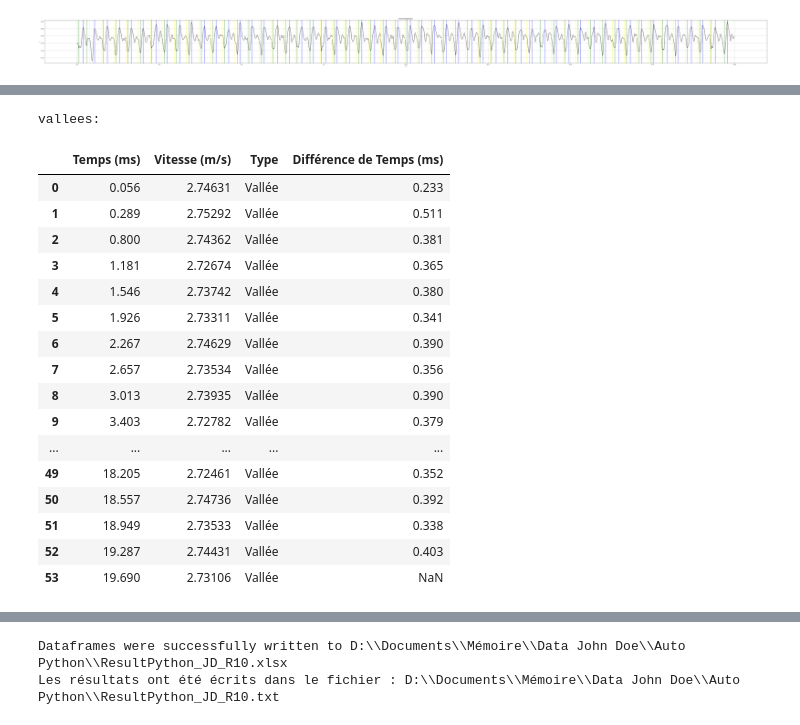
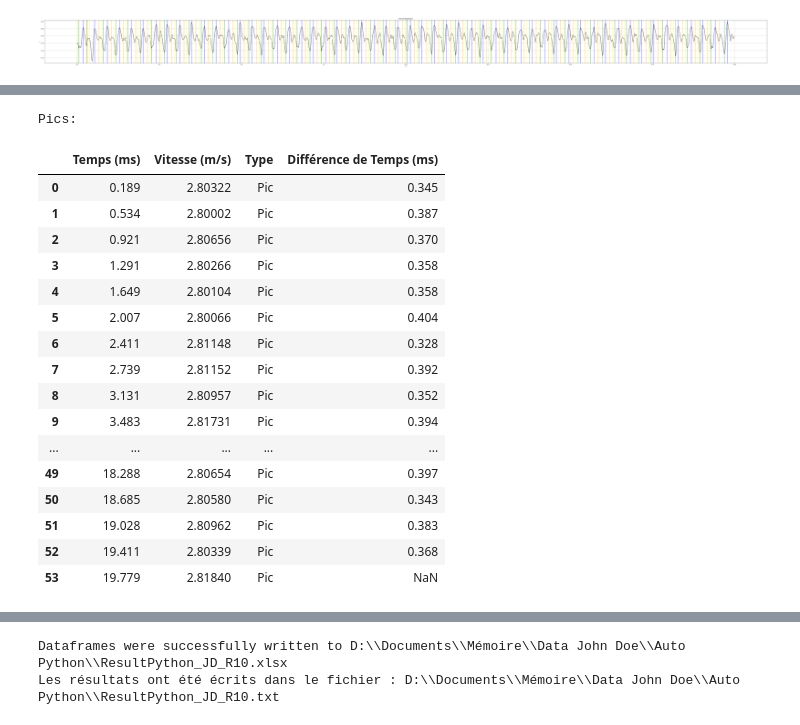
Before and after one commit to Antonin-m84/python-detection-pics-vallee, a Jupyter notebook: main.ipynb, the cells around one changed output, grey strips where cells are left out. Cells and saved outputs as stored; diff of their text form; code cells hidden in the pictures.

```diff
--- a/main.ipynb
+++ b/main.ipynb
@@ -22,13 +21,14 @@ time = data[0]
 speed = data[19]
 contact_mode = data[31]
 
-# Initialiser les listes pour stocker les vallées, les pics et les transitions de contact mode
-vallees = []
-pics = []
-transitions = []
+# Initialiser les listes pour stocker les vallées, les peaks et les transitions de contact mode
+valleys = []
+peaks = []
 
 # Previous value, should be "PIC", or "VAL"
 was_previous = None
 
 # Calculer la moyenne mobile
 moving_average = speed.rolling(window=21, center=True).mean()
+
+previous_type = None
@@ -126,7 +176,8 @@ plt.show()
 # %% [output]
 [figure]
 # %%
-# Créer des DataFrames pour les vallées, les pics et les transitions
-df_vallees = pd.DataFrame(vallees, columns=['Temps (ms)', 'Vitesse (m/s)', 'Type'])
-df_pics = pd.DataFrame(pics, columns=['Temps (ms)', 'Vitesse (m/s)', 'Type'])
-df_transitions = pd.DataFrame(transitions, columns=['Temps (ms)', 'Type'])
+# Créer des DataFrames pour les vallées, les peaks et les transitions
+df_valleys = pd.DataFrame(valleys, columns=['Temps (ms)', 'Vitesse (m/s)', 'Type'])
+df_peaks = pd.DataFrame(peaks, columns=['Temps (ms)', 'Vitesse (m/s)', 'Type'])
+lift_down_df = pd.DataFrame(lift_down, columns=['Temps (ms)', 'Type'])
+lift_off_df = pd.DataFrame(lift_off, columns=['Temps (ms)', 'Type'])
@@ -153,34 +184,36 @@ df_vallees
 # %%
-# Calculer la différence de temps entre chaque valeur x+1 et x
-df_vallees['Différence de Temps (ms)'] = df_vallees['Temps (ms)'].diff().shift(-1).abs()
-df_pics['Différence de Temps (ms)'] = df_pics['Temps (ms)'].diff().shift(-1).abs()
-df_transitions['Différence de Temps (ms)'] = df_transitions['Temps (ms)'].diff().shift(-1).abs()
+# Calculer la différence de temps entre chaque valeur (x+1) et x.
+df_valleys['Différence de Temps (ms)'] = df_valleys['Temps (ms)'].diff().shift(-1).abs()
+df_peaks['Différence de Temps (ms)'] = df_peaks['Temps (ms)'].diff().shift(-1).abs()
+lift_down_df['Différence de Temps (ms)'] = lift_down_df['Temps (ms)'].diff().shift(-1).abs()
+lift_off_df['Différence de Temps (ms)'] = lift_off_df['Temps (ms)'].diff().shift(-1).abs()
 # %%
 # Arrondir les valeurs de vitesse et de différence de temps
-df_vallees['Vitesse (m/s)'] = df_vallees['Vitesse (m/s)'].round(5)
-df_pics['Vitesse (m/s)'] = df_pics['Vitesse (m/s)'].round(5)
-df_vallees['Différence de Temps (ms)'] = df_vallees['Différence de Temps (ms)'].round(4)
-df_pics['Différence de Temps (ms)'] = df_pics['Différence de Temps (ms)'].round(4)
-df_transitions['Différence de Temps (ms)'] = df_transitions['Différence de Temps (ms)'].round(4)
+df_valleys['Vitesse (m/s)'] = df_valleys['Vitesse (m/s)'].round(5)
+df_peaks['Vitesse (m/s)'] = df_peaks['Vitesse (m/s)'].round(5)
+df_valleys['Différence de Temps (ms)'] = df_valleys['Différence de Temps (ms)'].round(4)
+df_peaks['Différence de Temps (ms)'] = df_peaks['Différence de Temps (ms)'].round(4)
+lift_down_df['Différence de Temps (ms)'] = lift_down_df['Différence de Temps (ms)'].round(4)
+lift_off_df['Différence de Temps (ms)'] = lift_off_df['Différence de Temps (ms)'].round(4)
 # %%
-print("vallées:")
-df_vallees
+print("Pics:")
+df_peaks
 # %% [output]
-vallees:
+Pics:
 |  | Temps (ms) | Vitesse (m/s) | Type | Différence de Temps (ms) |
-| 0 | 0.056 | 2.74631 | Vallée | 0.233 |
-| 1 | 0.289 | 2.75292 | Vallée | 0.511 |
-| 2 | 0.800 | 2.74362 | Vallée | 0.381 |
-| 3 | 1.181 | 2.72674 | Vallée | 0.365 |
-| 4 | 1.546 | 2.73742 | Vallée | 0.380 |
-| 5 | 1.926 | 2.73311 | Vallée | 0.341 |
-| 6 | 2.267 | 2.74629 | Vallée | 0.390 |
-| 7 | 2.657 | 2.73534 | Vallée | 0.356 |
-| 8 | 3.013 | 2.73935 | Vallée | 0.390 |
-| 9 | 3.403 | 2.72782 | Vallée | 0.379 |
+| 0 | 0.189 | 2.80322 | Pic | 0.345 |
+| 1 | 0.534 | 2.80002 | Pic | 0.387 |
+| 2 | 0.921 | 2.80656 | Pic | 0.370 |
+| 3 | 1.291 | 2.80266 | Pic | 0.358 |
+| 4 | 1.649 | 2.80104 | Pic | 0.358 |
+| 5 | 2.007 | 2.80066 | Pic | 0.404 |
+| 6 | 2.411 | 2.81148 | Pic | 0.328 |
+| 7 | 2.739 | 2.81152 | Pic | 0.392 |
+| 8 | 3.131 | 2.80957 | Pic | 0.352 |
+| 9 | 3.483 | 2.81731 | Pic | 0.394 |
 | ... | ... | ... | ... | ... |
-| 49 | 18.205 | 2.72461 | Vallée | 0.352 |
-| 50 | 18.557 | 2.74736 | Vallée | 0.392 |
-| 51 | 18.949 | 2.73533 | Vallée | 0.338 |
-| 52 | 19.287 | 2.74431 | Vallée | 0.403 |
-| 53 | 19.690 | 2.73106 | Vallée | NaN |
+| 49 | 18.288 | 2.80654 | Pic | 0.397 |
+| 50 | 18.685 | 2.80580 | Pic | 0.343 |
+| 51 | 19.028 | 2.80962 | Pic | 0.383 |
+| 52 | 19.411 | 2.80339 | Pic | 0.368 |
+| 53 | 19.779 | 2.81840 | Pic | NaN |
```
Also changed, not shown: parts of 18 cells of this notebook, 9 other files.
